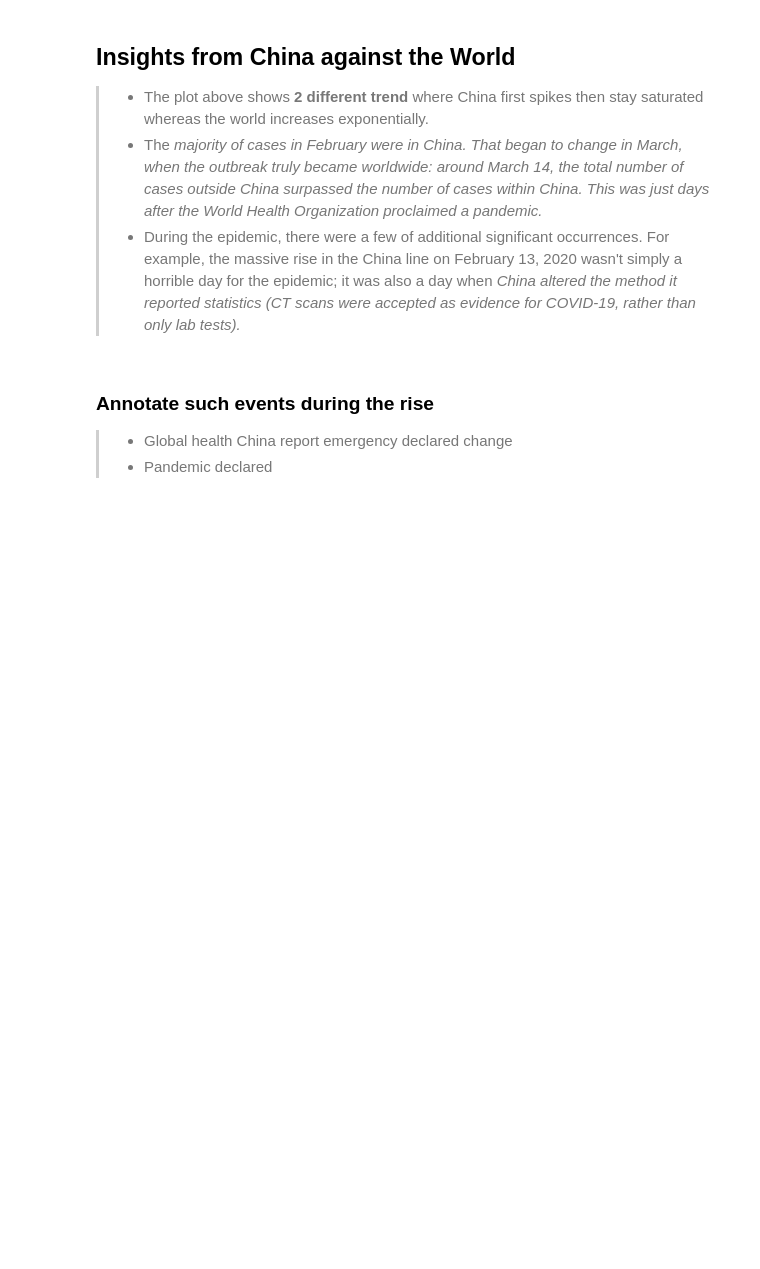
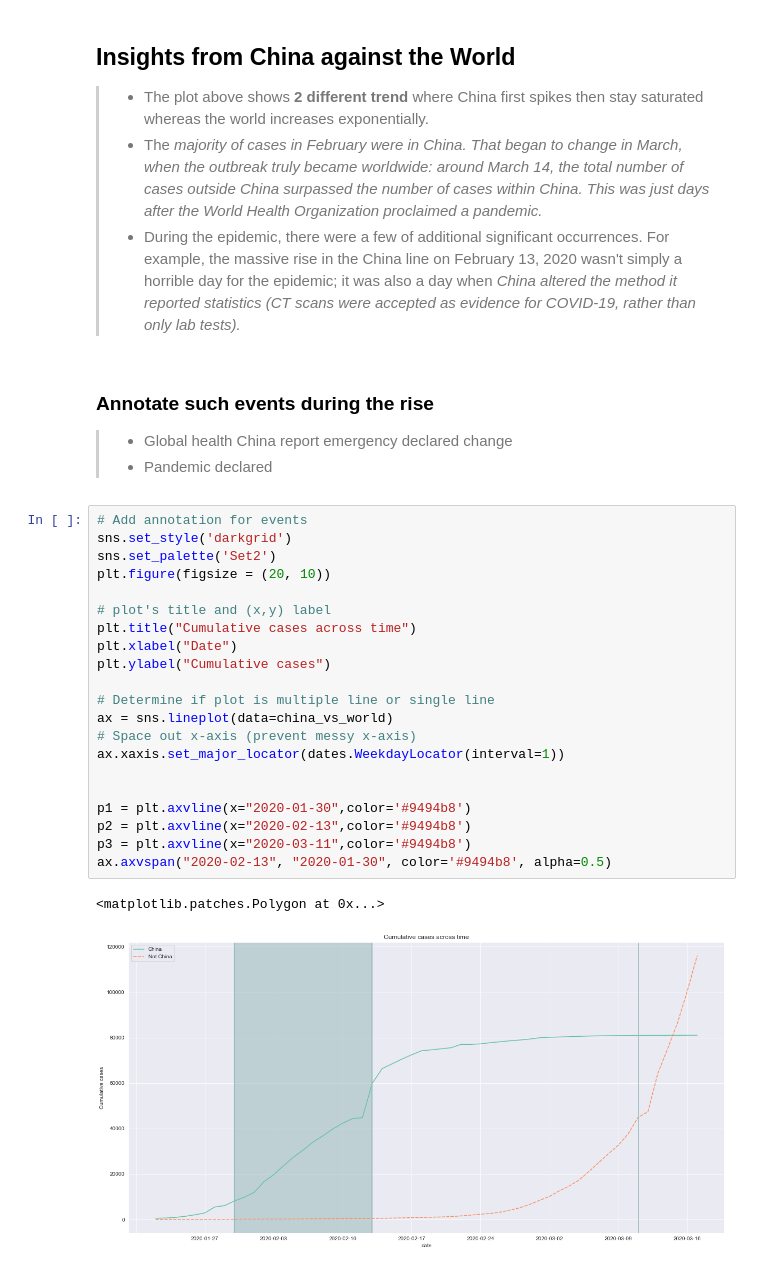
Before and after one commit to sushii2001/COVID-19_Visualization, a Jupyter notebook: covid-19_visualization.ipynb, the cells around one changed output. Cells and saved outputs as stored; diff of their text form; blank space fills up the shorter version.

Commit message:
plot annotation for events during covid

```diff
--- a/covid-19_visualization.ipynb
+++ b/covid-19_visualization.ipynb
@@ -125,3 +125,27 @@ line_plot(True, "Cumulative cases across time", china_vs_world, "Date", "Cumulat
 ### Annotate such events during the rise
 > - Global health China report emergency declared change
 > - Pandemic declared
+# %%
+# Add annotation for events
+sns.set_style('darkgrid')
+sns.set_palette('Set2')
+plt.figure(figsize = (20, 10))
+
+# plot's title and (x,y) label
+plt.title("Cumulative cases across time")
+plt.xlabel("Date")
+plt.ylabel("Cumulative cases")
+
+# Determine if plot is multiple line or single line
+ax = sns.lineplot(data=china_vs_world)
+# Space out x-axis (prevent messy x-axis)
+ax.xaxis.set_major_locator(dates.WeekdayLocator(interval=1))
+
+
+p1 = plt.axvline(x="2020-01-30",color='#9494b8')
+p2 = plt.axvline(x="2020-02-13",color='#9494b8')
+p3 = plt.axvline(x="2020-03-11",color='#9494b8')
+ax.axvspan("2020-02-13", "2020-01-30", color='#9494b8', alpha=0.5)
+# %% [output]
+<matplotlib.patches.Polygon at 0x...>
+[figure, added]
```
